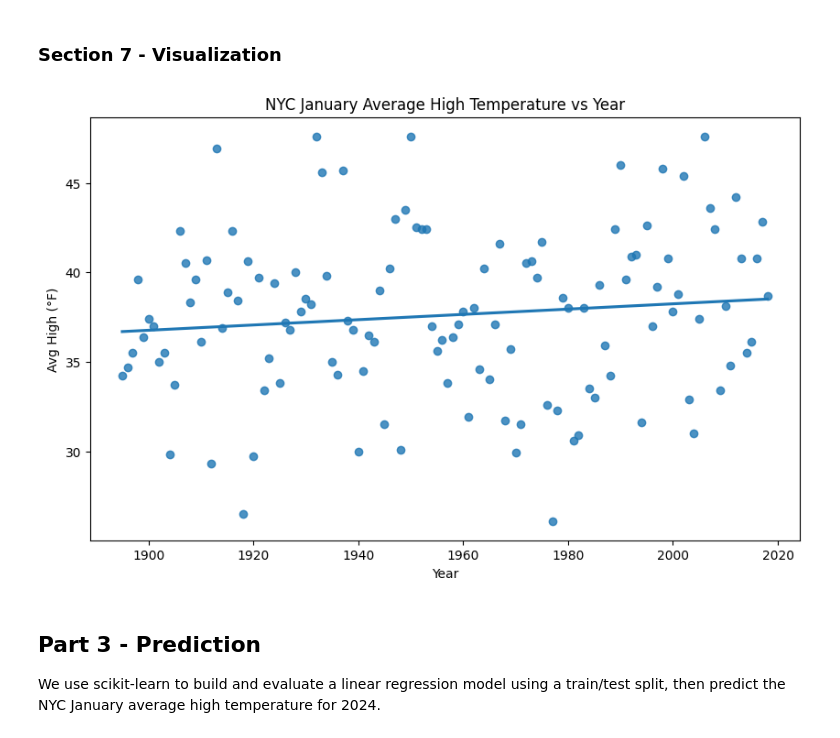
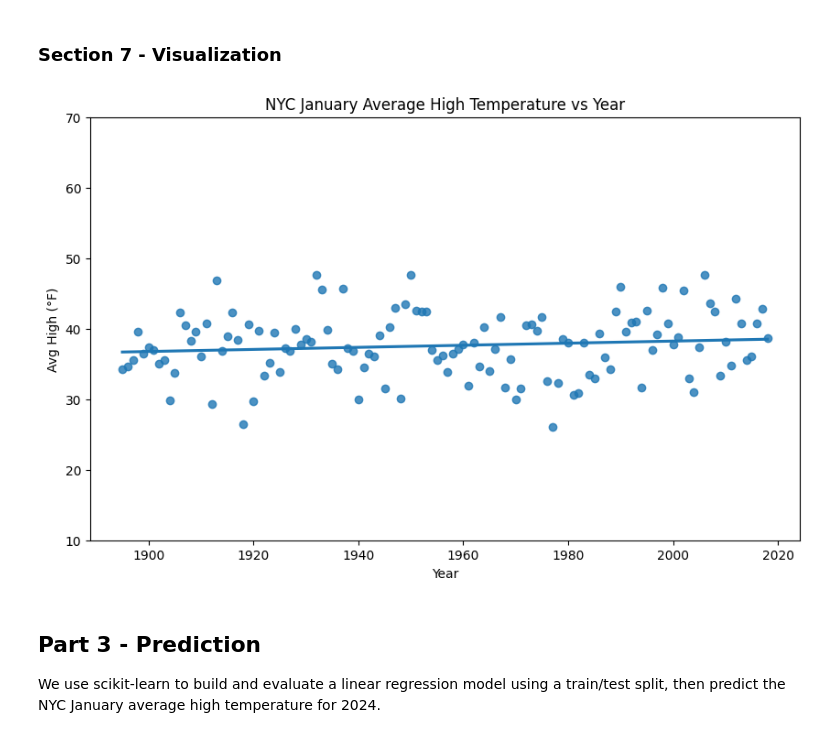
Before and after one commit to gracetulsi/datafun-07-ml, a Jupyter notebook: notebooks/gracetulsi_ml.ipynb, the cells around one changed output. Saved outputs shown, nothing was run; the diff lists cells and outputs as text; code cells hidden in the pictures.

```diff
--- a/notebooks/gracetulsi_ml.ipynb
+++ b/notebooks/gracetulsi_ml.ipynb
@@ -111,12 +105,14 @@ memory usage: 3.0 KB
 ### Section 3 - Data Cleaning
 # %%
 nyc_df = nyc_df.rename(
-    columns={"Date": "date", "Value": "avg_high", "Anomaly": "anomaly"}
+    columns={"Date": "Date", "Value": "Temperature", "Anomaly": "Anomaly"}
 )
-nyc_df["year"] = (nyc_df["date"] // 100).astype(int)
+nyc_df["Date"] = nyc_df["Date"].floordiv(100)
 
 nyc_clean = (
-    nyc_df[["year", "avg_high"]].dropna().sort_values("year").reset_index(drop=True)
+    nyc_df[["Date", "Temperature"]]
+    .dropna()
+    .rename(columns={"Date": "year", "Temperature": "avg_high"})
+    .sort_values("year")
+    .reset_index(drop=True)
 )
-
-nyc_clean.head()
@@ -169,13 +158,14 @@ Predicted NYC January avg high for 2024: 38.59°F
 # %% [markdown]
 ### Section 7 - Visualization
 # %%
-sns.regplot(x="year", y="avg_high", data=nyc_clean, ci=None)
+axes = sns.regplot(x="year", y="avg_high", data=nyc_clean, ci=None)
+axes.set_ylim(10, 70)
 plt.title("NYC January Average High Temperature vs Year")
 plt.xlabel("Year")
 plt.ylabel("Avg High (°F)")
 plt.show()
 # %% [output]
-[figure, old version]
+[figure, new version]
 # %% [markdown]
 ## Part 3 - Prediction
 
```
Also changed, not shown: parts of 7 cells of this notebook.
